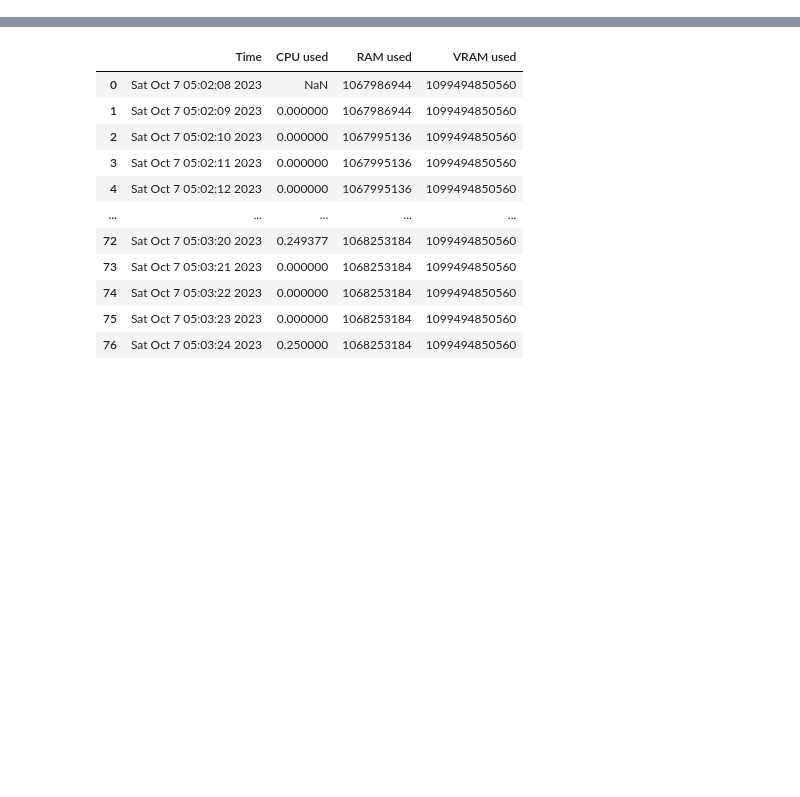
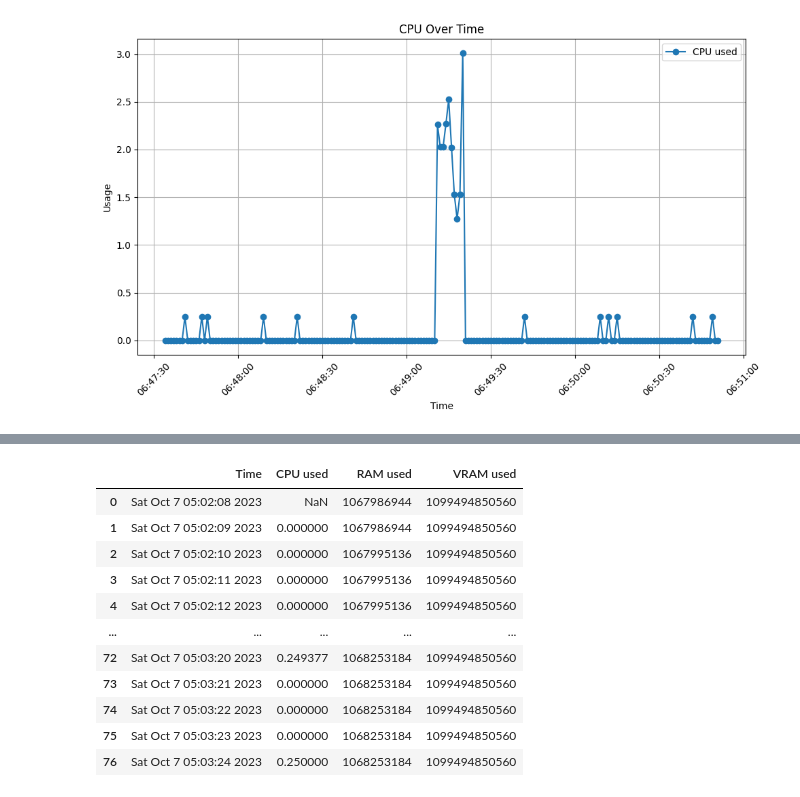
Before and after one commit to agnislur/ndn_project, a Jupyter notebook: OlahData.ipynb, the cells around one changed output, grey strips where cells are left out. Drawn from its saved outputs; the diff is of its cells as text; code cells hidden in the pictures; blank space fills up the shorter version.

```diff
--- a/OlahData.ipynb
+++ b/OlahData.ipynb
@@ -53,0 +91,3 @@ log333=pd.read_csv("interest-skenario3-3.csv", index_col=False)
+# %%
+sys12r1=pd.read_csv("skenario1-r1-2.csv", index_col=False)
+sys12r1
@@ -53,0 +108,25 @@ log333=pd.read_csv("interest-skenario3-3.csv", index_col=False)
+# %%
+sys12r1.dropna(subset=['CPU used'], inplace=True)
+# %%
+sys12r1['Time'] = pd.to_datetime(sys12r1['Time'])
+
+# Membuat plot line untuk kolom 'CPU used' dan 'Ram used'
+plt.figure(figsize=(10, 6))
+plt.plot(sys12r1['Time'], sys12r1['CPU used'], label='CPU used', marker='o')
+#plt.plot(sys21r2['Time'], sys21r2['RAM used'], label='Ram used', marker='o')
+
+# Menambahkan label dan judul
+plt.xlabel('Time')
+plt.ylabel('Usage')
+plt.title('CPU Over Time')
+
+# Menambahkan legenda
+plt.legend()
+
+# Menampilkan grafik
+plt.grid(True)
+plt.xticks(rotation=45)  # Memutar label sumbu x agar lebih terbaca
+plt.tight_layout()
+plt.show()
+# %% [output]
+[figure, added]
```
Also changed, not shown: parts of 31 cells of this notebook.
